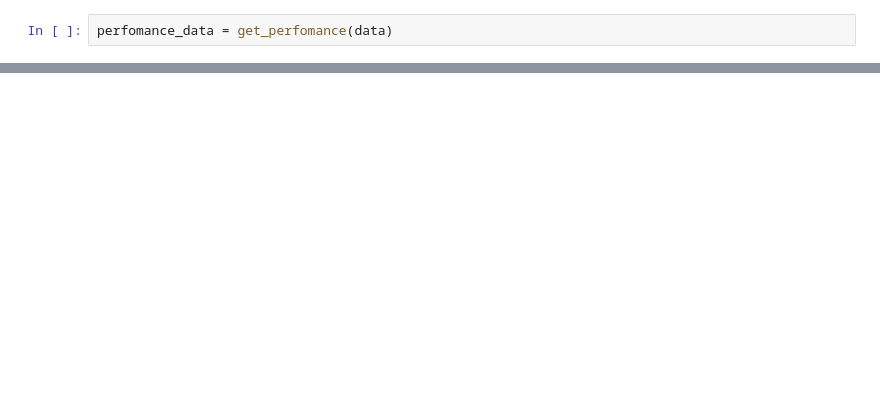
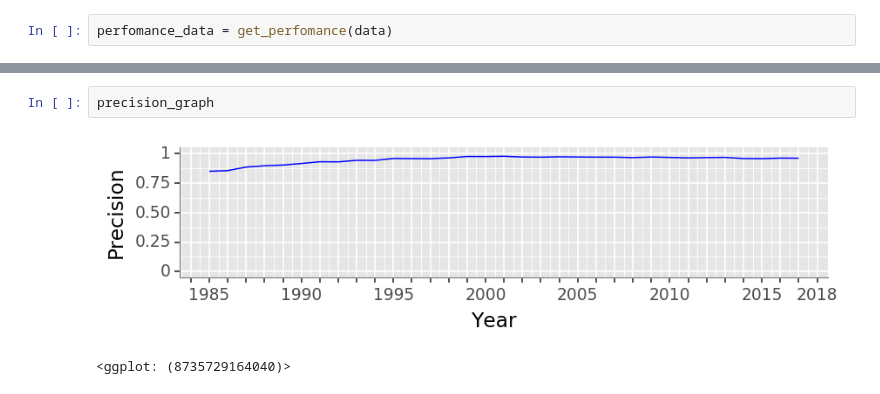
Before and after one commit to TerrasAppSolutions/urban-mapbiomas, a Jupyter notebook: analyze/analyse_precision_recall_col4.ipynb, the cells around one changed output, grey strips where cells are left out. Saved outputs shown, nothing was run; the diff lists cells and outputs as text; blank space fills up the shorter version.

```diff
--- a/analyze/analyse_precision_recall_col4.ipynb
+++ b/analyze/analyse_precision_recall_col4.ipynb
@@ -25,0 +42,5 @@ recall_graph
+# %%
+precision_graph
+# %% [output]
+[figure, added]
+<ggplot: (8735729164040)>
```
Also changed, not shown: parts of 7 cells of this notebook.
